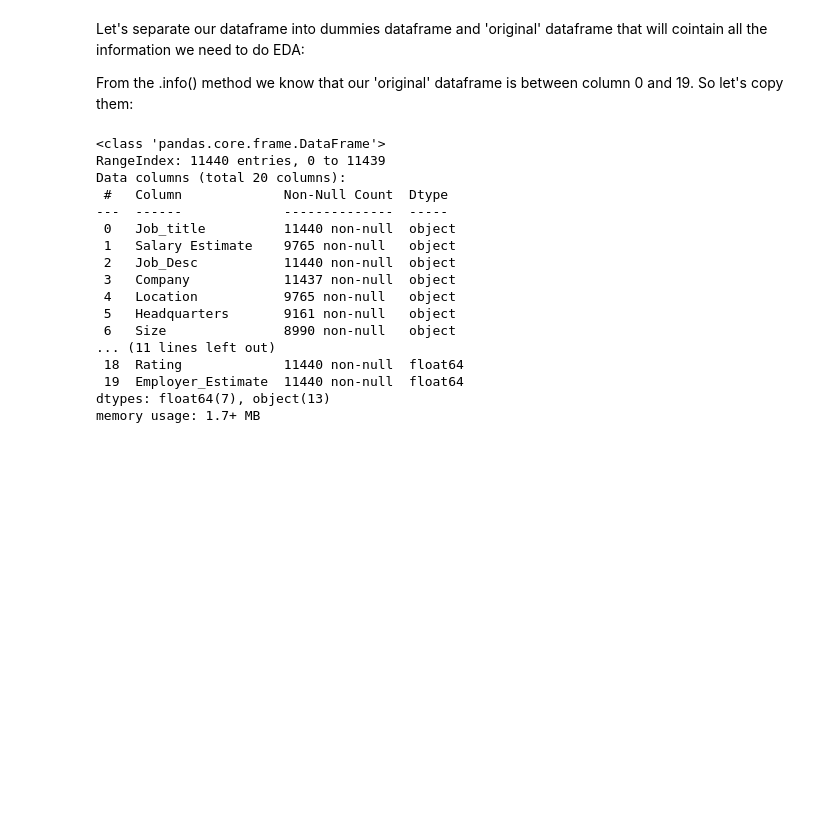
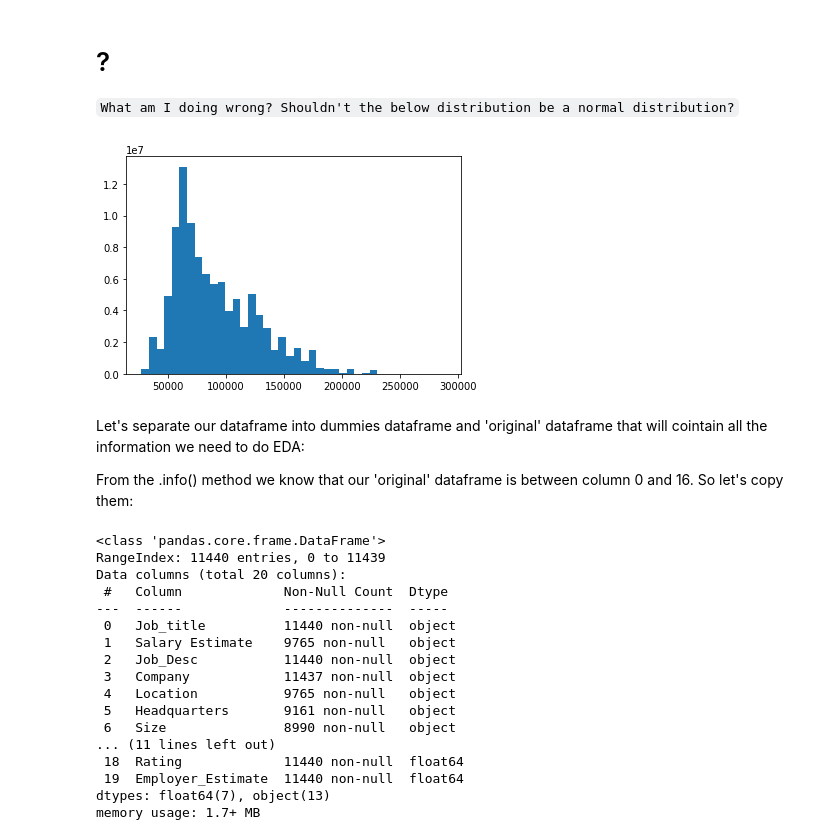
Before and after one commit to ronaldpacheco/Capstone_2_Data-Science-Salary-Prediction, a Jupyter notebook: EDA.ipynb, the cells around one changed output. Cells and saved outputs as stored; diff of their text form; code cells hidden in the pictures; blank space fills up the shorter version.

```diff
--- a/EDA.ipynb
+++ b/EDA.ipynb
@@ -12,7 +63,16 @@ city.drop(columns=['Unnamed: 0'], inplace=True)
+# %% [markdown]
+# ?
+
+`What am I doing wrong? Shouldn't the below distribution be a normal distribution?`
+# %%
+means = pd.DataFrame({'means': np.random.choice(data.Avg_Salary,size=100000)})
+plt.hist(np.random.choice(means.means,size=100000000), bins=40);
+# %% [output]
+[figure, added]
 # %% [markdown]
 Let's separate our dataframe into dummies dataframe and 'original' dataframe that will cointain all the information we need to do EDA:
 
-From the .info() method we know that our 'original' dataframe is between column 0 and 19. So let's copy them:
+From the .info() method we know that our 'original' dataframe is between column 0 and 16. So let's copy them:
 # %%
 original = data.iloc[:,:17].copy()
 original['Avg_Salary'] = data.Avg_Salary
```
Also changed, not shown: parts of 27 cells of this notebook.
